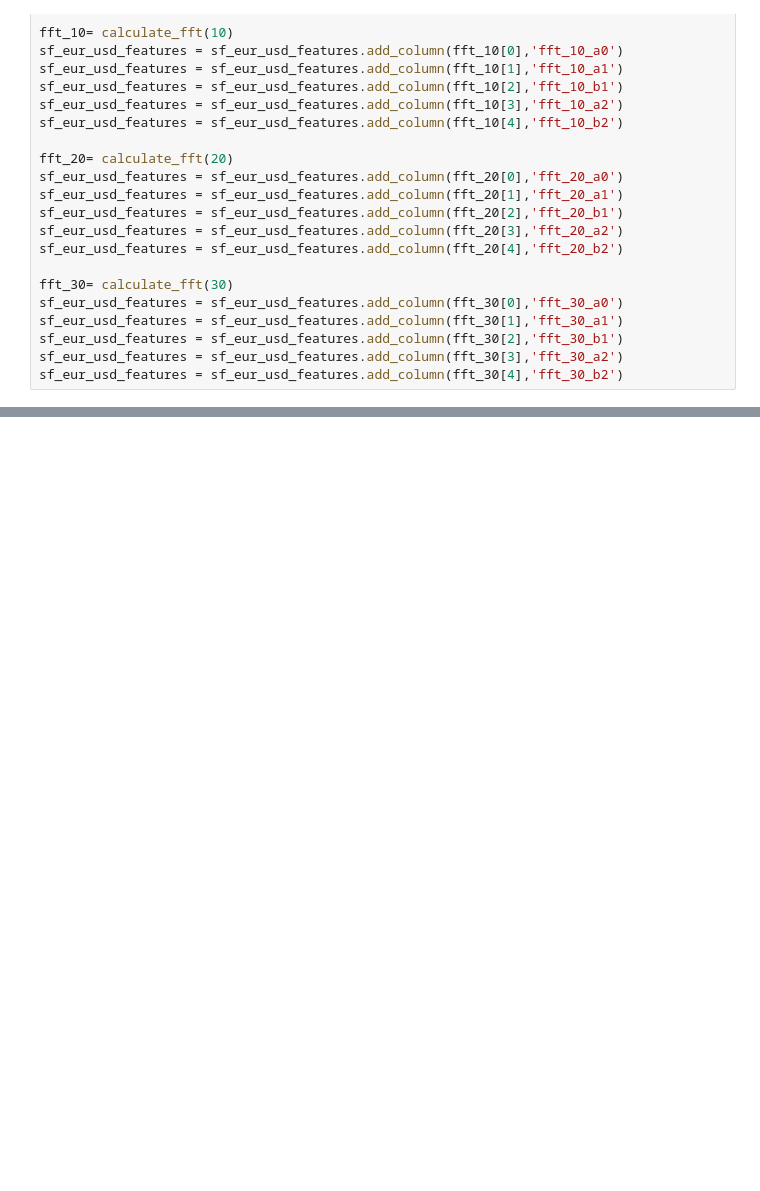
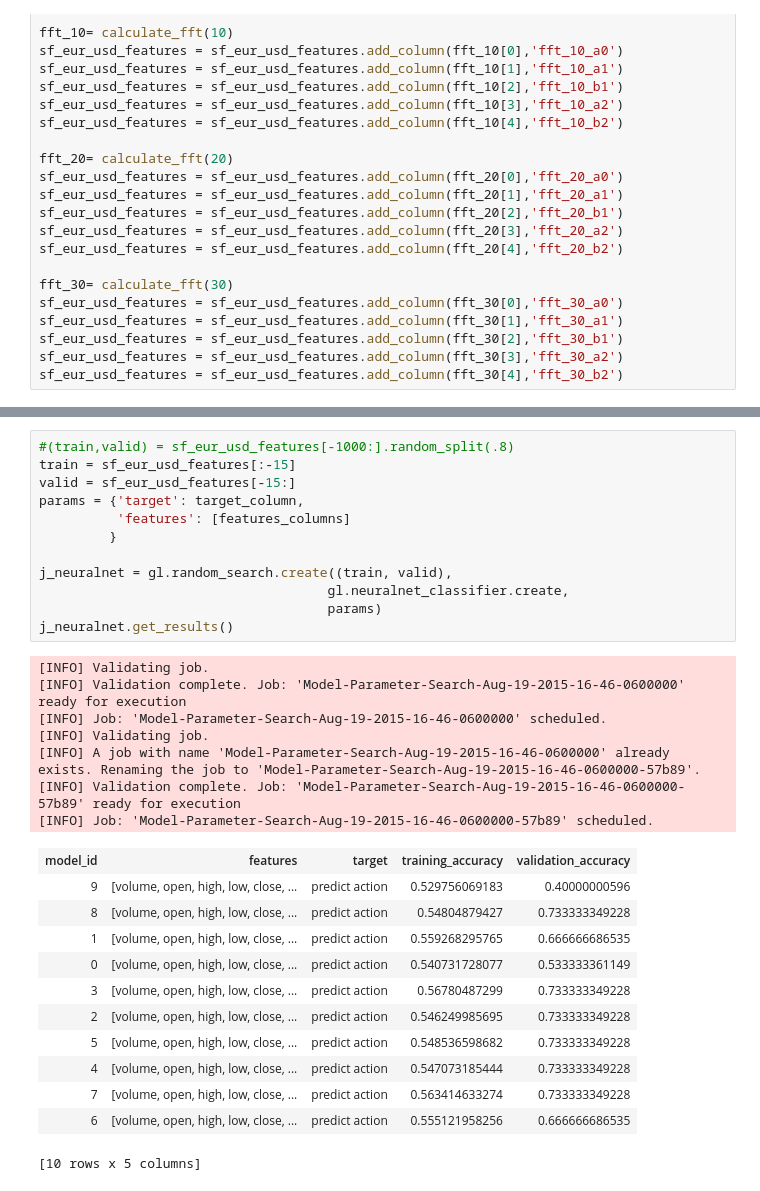
Before and after one commit to yuecong/autotrade, a Jupyter notebook: autotrade_gl_version.ipynb, the cells around one changed output, grey strips where cells are left out. Cells and saved outputs as stored; diff of their text form; blank space fills up the shorter version.

```diff
--- a/autotrade_gl_version.ipynb
+++ b/autotrade_gl_version.ipynb
@@ -526,0 +683,32 @@ Opening Canvas in default web browser.
+# %%
+#(train,valid) = sf_eur_usd_features[-1000:].random_split(.8)
+train = sf_eur_usd_features[:-15]
+valid = sf_eur_usd_features[-15:]
+params = {'target': target_column,
+          'features': [features_columns]
+         }
+
+j_neuralnet = gl.random_search.create((train, valid),
+                                     gl.neuralnet_classifier.create,
+                                     params)
+j_neuralnet.get_results()
+# %% [output]
+[INFO] Validating job.
+[INFO] Validation complete. Job: 'Model-Parameter-Search-Aug-19-2015-16-46-0600000' ready for execution
+[INFO] Job: 'Model-Parameter-Search-Aug-19-2015-16-46-0600000' scheduled.
+[INFO] Validating job.
+[INFO] A job with name 'Model-Parameter-Search-Aug-19-2015-16-46-0600000' already exists. Renaming the job to 'Model-Parameter-Search-Aug-19-2015-16-46-0600000-57b89'.
+[INFO] Validation complete. Job: 'Model-Parameter-Search-Aug-19-2015-16-46-0600000-57b89' ready for execution
+[INFO] Job: 'Model-Parameter-Search-Aug-19-2015-16-46-0600000-57b89' scheduled.
+| model_id | features | target | training_accuracy | validation_accuracy |
+| 9 | [volume, open, high, low, close, ... | predict action | 0.529756069183 | 0.40000000596 |
+| 8 | [volume, open, high, low, close, ... | predict action | 0.54804879427 | 0.733333349228 |
+| 1 | [volume, open, high, low, close, ... | predict action | 0.559268295765 | 0.666666686535 |
+| 0 | [volume, open, high, low, close, ... | predict action | 0.540731728077 | 0.533333361149 |
+| 3 | [volume, open, high, low, close, ... | predict action | 0.56780487299 | 0.733333349228 |
+| 2 | [volume, open, high, low, close, ... | predict action | 0.546249985695 | 0.733333349228 |
+| 5 | [volume, open, high, low, close, ... | predict action | 0.548536598682 | 0.733333349228 |
+| 4 | [volume, open, high, low, close, ... | predict action | 0.547073185444 | 0.733333349228 |
+| 7 | [volume, open, high, low, close, ... | predict action | 0.563414633274 | 0.733333349228 |
+| 6 | [volume, open, high, low, close, ... | predict action | 0.555121958256 | 0.666666686535 |
+[10 rows x 5 columns]
```
Also changed, not shown: parts of 17 cells of this notebook.
